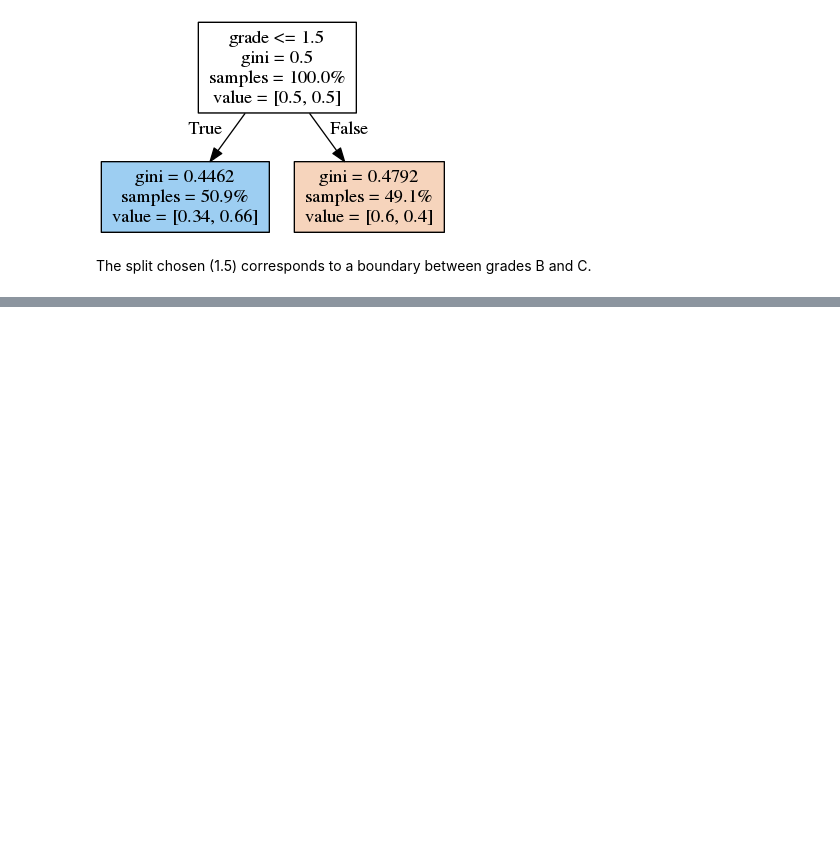
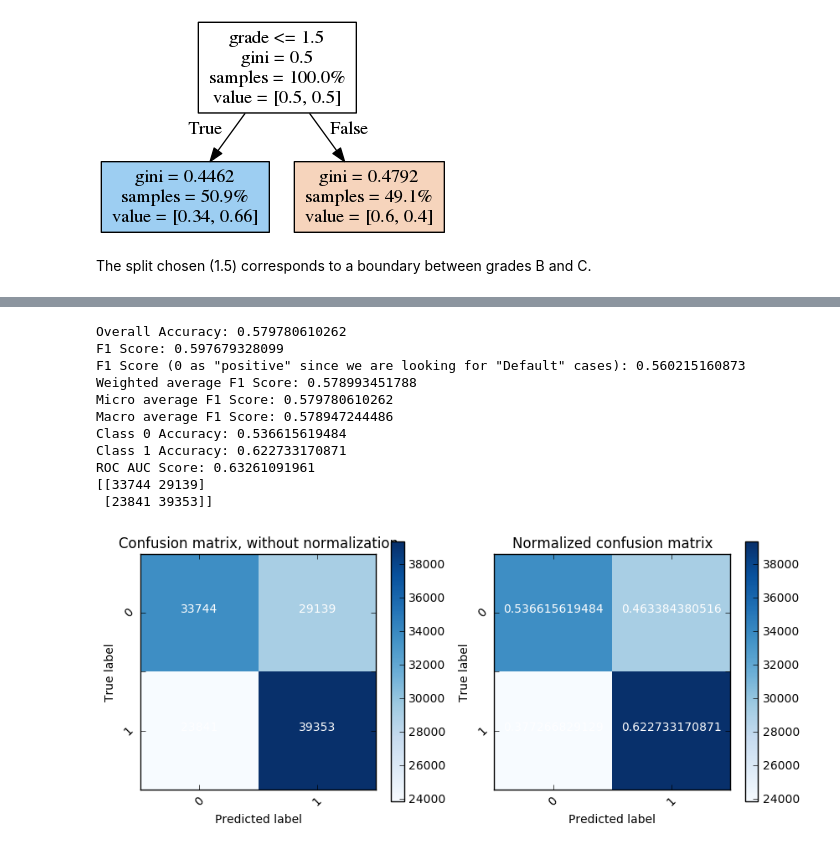
Before and after one commit to ankitagarwal/cs109a, a Jupyter notebook: Milestone_4_ben.ipynb, the cells around one changed output, grey strips where cells are left out. Saved outputs shown, nothing was run; the diff lists cells and outputs as text; code cells hidden in the pictures; blank space fills up the shorter version.

```diff
--- a/Milestone_4_ben.ipynb
+++ b/Milestone_4_ben.ipynb
@@ -773,0 +856,2 @@ The split chosen (1.5) corresponds to a boundary between grades B and C.
+# %%
+X = fulldf.int_rate
@@ -773,0 +908,22 @@ The split chosen (1.5) corresponds to a boundary between grades B and C.
+# %%
+#Logistic Regresstion
+LOG_ = LogisticRegression(C = 1000000) #C=1000000,penalty='l1'
+model_LOG = LOG_.fit(x_train, y_train)
+y_pred = LOG_.predict(x_test)
+y_prob = LOG_.predict_proba(x_test)
+
+evaluate(y_test, y_pred, y_prob[:, 1])
+cpt_cnf(model_LOG, x_test, y_test)
+# %% [output]
+Overall Accuracy: 0.579780610262
+F1 Score: 0.597679328099
+F1 Score (0 as "positive" since we are looking for "Default" cases): 0.560215160873
+Weighted average F1 Score: 0.578993451788
+Micro average F1 Score: 0.579780610262
+Macro average F1 Score: 0.578947244486
+Class 0 Accuracy: 0.536615619484
+Class 1 Accuracy: 0.622733170871
+ROC AUC Score: 0.63261091961
+[[33744 29139]
+ [23841 39353]]
+[figure, added]
```
Also changed, not shown: parts of 12 cells of this notebook.
